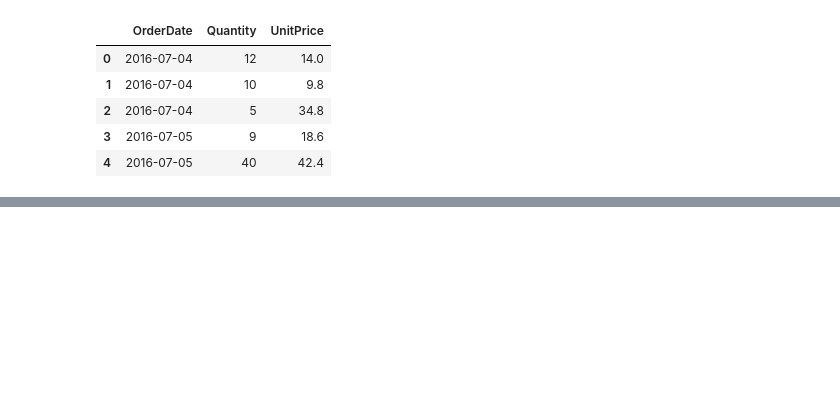
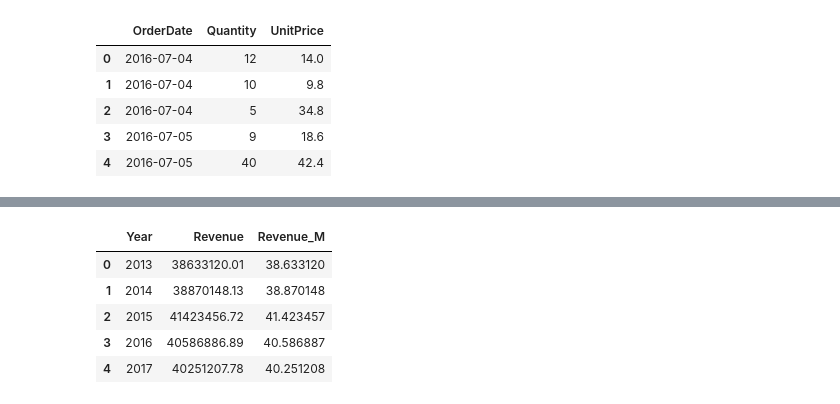
Before and after one commit to MArfanA333/sql-business-analysis-northwind, a Jupyter notebook: notebooks/02_sql_analysis.ipynb, the cells around one changed output, grey strips where cells are left out. Drawn from its saved outputs; the diff is of its cells as text; code cells hidden in the pictures; blank space fills up the shorter version.

```diff
--- a/notebooks/02_sql_analysis.ipynb
+++ b/notebooks/02_sql_analysis.ipynb
@@ -71,0 +174,10 @@ pd.read_sql("SELECT OrderDate, Quantity, UnitPrice FROM Orders JOIN [Order Detai
+# %%
+yearly_revenue['Revenue_M'] = yearly_revenue['Revenue'] / 1_000_000
+yearly_revenue.head()
+# %% [output]
+|  | Year | Revenue | Revenue_M |
+| 0 | 2013 | 38633120.01 | 38.633120 |
+| 1 | 2014 | 38870148.13 | 38.870148 |
+| 2 | 2015 | 41423456.72 | 41.423457 |
+| 3 | 2016 | 40586886.89 | 40.586887 |
+| 4 | 2017 | 40251207.78 | 40.251208 |
```
Also changed, not shown: parts of 14 cells of this notebook, 2 other files.
